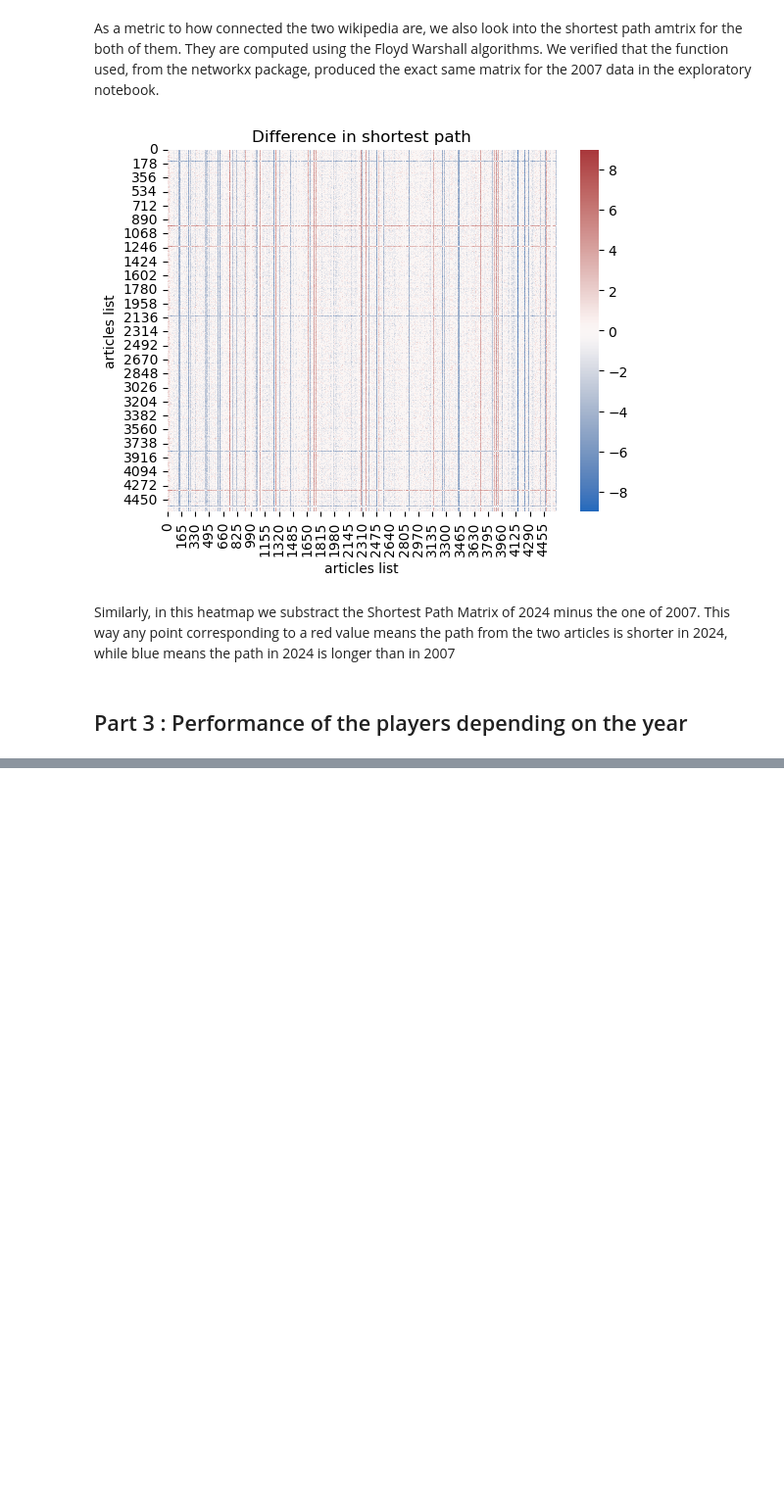
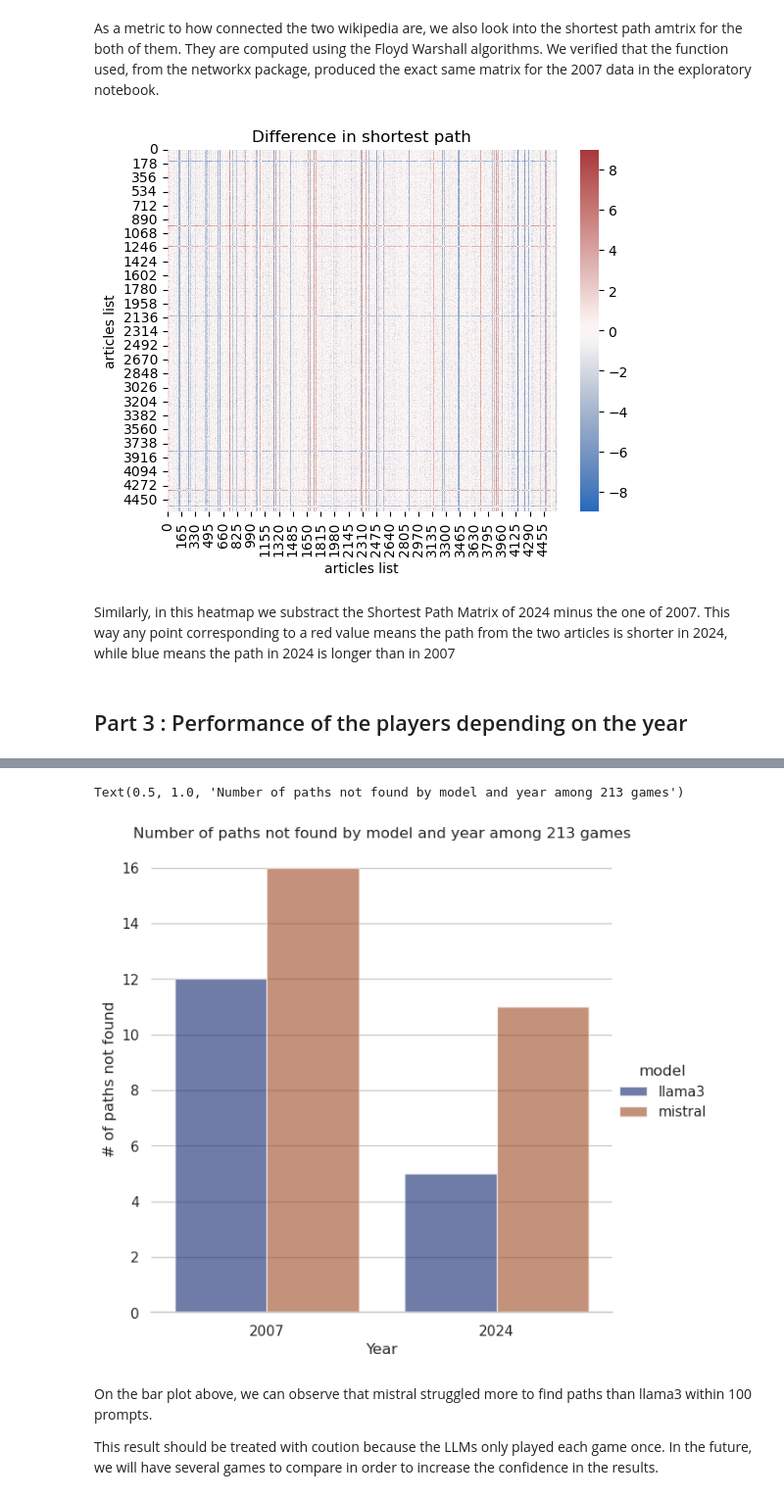
Before and after one commit to epfl-ada/ada-2024-project-outlier-1, a Jupyter notebook: results.ipynb, the cells around one changed output, grey strips where cells are left out. Shown at 98% size. Cells and saved outputs as stored; diff of their text form; code cells hidden in the pictures; blank space fills up the shorter version.

Commit message:
Add part 4 to results

```diff
--- a/results.ipynb
+++ b/results.ipynb
@@ -18,3 +23,6 @@ from src.scripts.plotting import *
+# %%
+# Define consant
+DATA = "data/"
 # %% [markdown]
 ## Part 1 : Defining the best moment to play Wikispeedia
 # %% [markdown]
@@ -276,0 +322,13 @@ Similarly, in this heatmap we substract the Shortest Path Matrix of 2024 minus t
+# %%
+# Load data
+
+## llama3 8B
+llama3_2007 = pd.read_csv(DATA + "llama3/llm_paths.csv",index_col=['start', 'end'])
+llama3_2024 = pd.read_csv(DATA + "llama3/llm_paths2024.csv",index_col=['start', 'end'])
+
+## mistral 7B
+mistral_2007 = pd.read_csv(DATA + "mistral/llm_paths.csv",index_col=['start', 'end'])
+mistral_2024 = pd.read_csv(DATA + "mistral/llm_paths2024.csv",index_col=['start', 'end'])
+
+## Player 2007
+players_2007 = pd.read_csv(DATA + "wikispeedia_paths-and-graph/paths_finished.tsv",sep='\t', comment='#', names=['hashedIpAddress', 'timestamp', 'durationInSec', 'path', 'rating'])
@@ -276,0 +343,21 @@ Similarly, in this heatmap we substract the Shortest Path Matrix of 2024 minus t
+# %%
+## count null paths for all model
+llama3_2007_null = llama3_2007["path"].isnull().sum()
+llama3_2024_null = llama3_2024["path"].isnull().sum()
+mistral_2007_null = mistral_2007["path"].isnull().sum()
+mistral_2024_null = mistral_2024["path"].isnull().sum()
+
+null_paths = pd.DataFrame({ "model": ["llama3", "llama3", "mistral", "mistral"], "year": [2007, 2024, 2007, 2024], "null_paths": [llama3_2007_null, llama3_2024_null, mistral_2007_null, mistral_2024_null]})
+
+sns.set_theme(style="whitegrid")
+g = sns.catplot(x="year", y="null_paths", hue="model", data=null_paths, kind="bar", height=6, alpha=.6, palette="dark",errorbar="sd")
+g.despine(left=True)
+g.set_axis_labels("Year", "# of paths not found")
+plt.title("Number of paths not found by model and year among 213 games")
+# %% [output]
+Text(0.5, 1.0, 'Number of paths not found by model and year among 213 games')
+[figure, added]
+# %% [markdown]
+On the bar plot above, we can observe that mistral struggled more to find paths than llama3 within 100 prompts.
+
+This result should be treated with coution because the LLMs only played each game once. In the future, we will have several games to compare in order to increase the confidence in the results.
```
Also changed, not shown: parts of 27 cells of this notebook.
